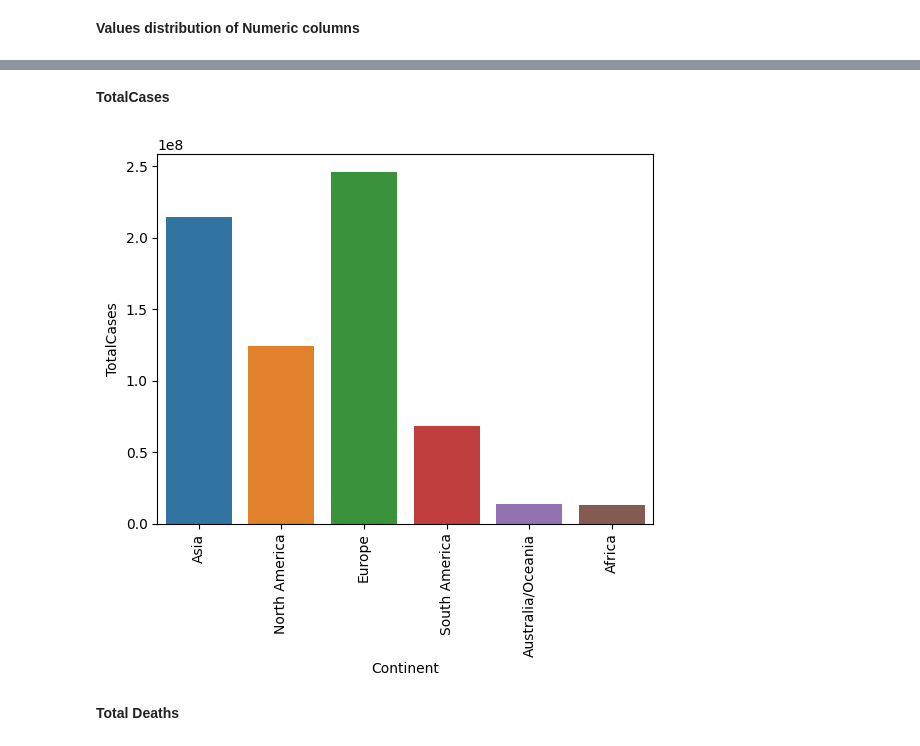
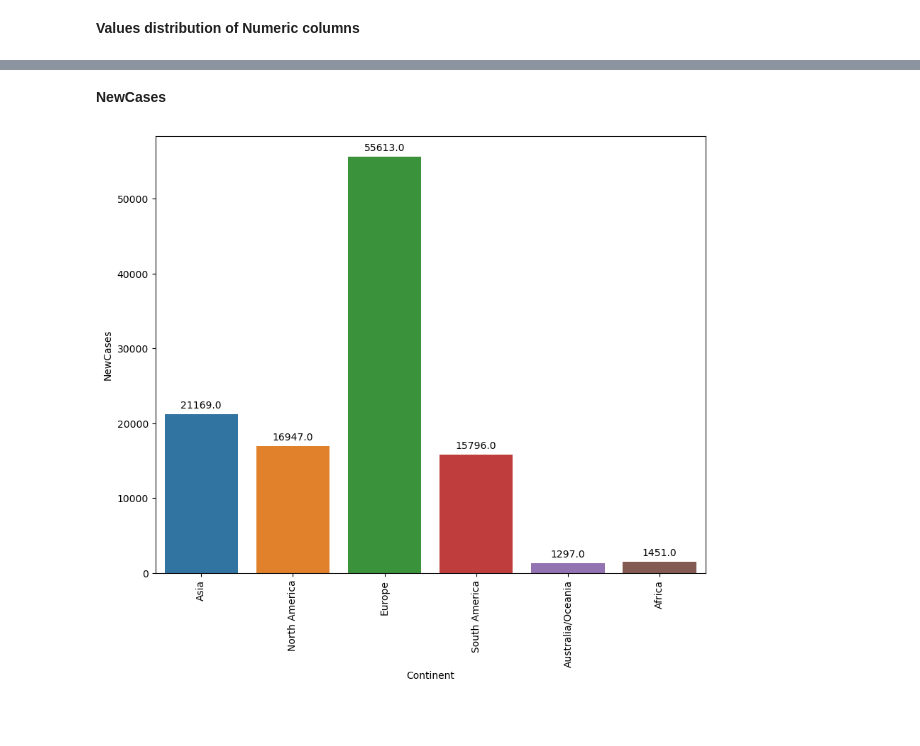
Before and after one commit to daongochoa2002/Lab1-Data-Visualization, a Jupyter notebook: Coronavirus Analysis.ipynb, the cells around one changed output, grey strips where cells are left out. Drawn from its saved outputs; the diff is of its cells as text; code cells hidden in the pictures; blank space fills up the shorter version.

Commit message:
update preprocess continents and visualization

```diff
--- a/Coronavirus Analysis.ipynb
+++ b/Coronavirus Analysis.ipynb
@@ -463,11 +467,8 @@ df
 # %%
-columns = ['#','Tot\xa0Cases/1M pop', 'Deaths/1M pop', 'TotalTests',\
-        'Population', '1 Caseevery X ppl',\
-       '1 Deathevery X ppl', 'New Cases/1M pop', 'Active Cases/1M pop', 'New Deaths/1M pop', '1 Testevery X ppl', 'Tests/\r\n1M pop\r\n']
-
+cols = ['#','Tot\xa0Cases/1M pop', 'Deaths/1M pop', 'TotalTests','Country,Other',\
+       'Tests/\n1M pop\n', 'Population', '1 Caseevery X ppl','1 Testevery X ppl',\
+       '1 Deathevery X ppl', 'New Cases/1M pop', 'Active Cases/1M pop','New Deaths/1M pop']
 # drop unrelevant columns
-df = continents_df2.drop(columns=columns)
-# drop rows with missing values
-df = df.dropna()
-df
+continents_df =continents_df.drop(columns=cols,axis=1)
+continents_df
 # %% [output]
@@ -507,0 +517,12 @@ plt.show()
+# %%
+# bar plot
+plt.figure(figsize=(10, 8))
+splot = sns.barplot(x='Continent', y='TotalCases', data=continents_df)
+for p in splot.patches:
+    splot.annotate(format(p.get_height(), '.1f'),
+                   (p.get_x() + p.get_width() / 2., p.get_height()),
+                   ha = 'center', va = 'center',
+                   xytext = (0, 9),
+                   textcoords = 'offset points')
+plt.xticks(rotation=90)
+plt.show()
@@ -508,14 +531,16 @@ plt.show()
 # %% [markdown]
-**TotalCases**
+**NewCases**
 # %%
-# change the type of TotalCases to numeric
-# use long()
-df['TotalCases'] = df['TotalCases'].apply(lambda x: int(x.replace(',','')))
 # bar plot
-sns.barplot(x=df['Continent'], y=df['TotalCases'])
+plt.figure(figsize=(10, 8))
+splot = sns.barplot(x='Continent', y='NewCases', data=continents_df)
+for p in splot.patches:
+    splot.annotate(format(p.get_height(), '.1f'),
+                   (p.get_x() + p.get_width() / 2., p.get_height()),
+                   ha = 'center', va = 'center',
+                   xytext = (0, 9),
+                   textcoords = 'offset points')
 plt.xticks(rotation=90)
 plt.show()
 # %% [output]
-[figure, old version]
+[figure, new version]
-# %% [markdown]
-**Total Deaths**
```
Also changed, not shown: parts of 72 cells of this notebook.
